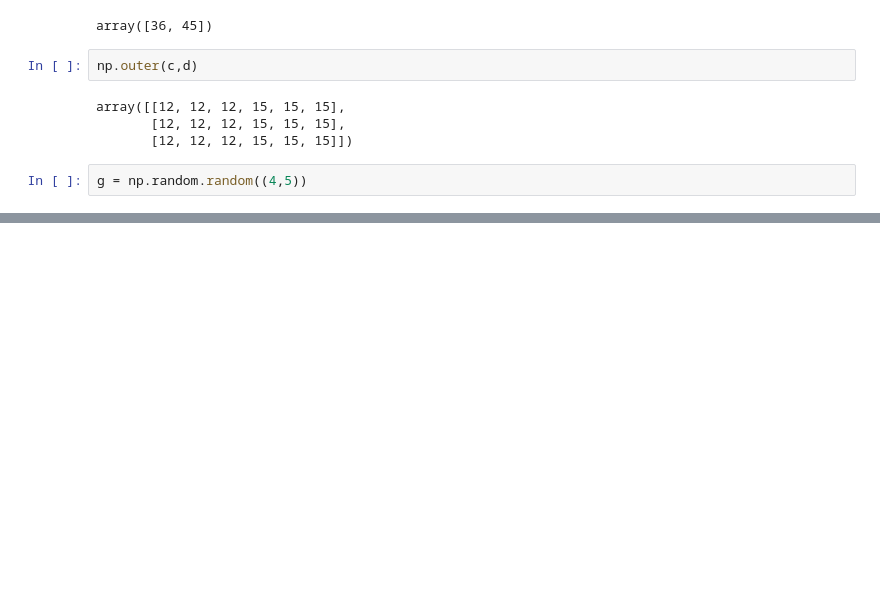
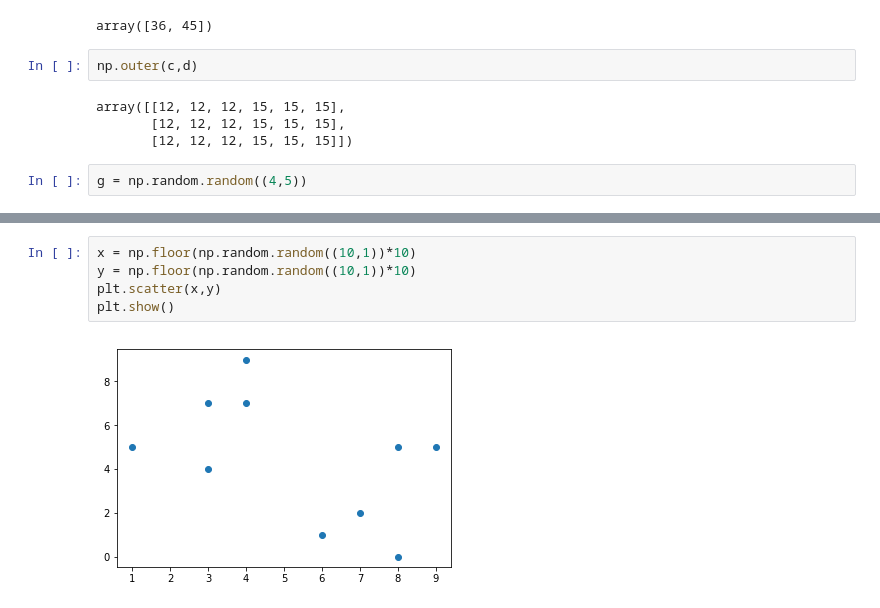
Before and after one commit to championballer/one-fourth-labs-deep-learning, a Jupyter notebook: Python Basics/2408_PythonBasics.ipynb, the cells around one changed output, grey strips where cells are left out. Saved outputs shown, nothing was run; the diff lists cells and outputs as text; blank space fills up the shorter version.

```diff
--- a/Python Basics/2408_PythonBasics.ipynb
+++ b/Python Basics/2408_PythonBasics.ipynb
@@ -820,0 +874,7 @@ array([[0., 1., 4., 7., 0., 4.],
+# %%
+x = np.floor(np.random.random((10,1))*10)
+y = np.floor(np.random.random((10,1))*10)
+plt.scatter(x,y)
+plt.show()
+# %% [output]
+[figure, added]
```
Also changed, not shown: parts of 24 cells of this notebook.
